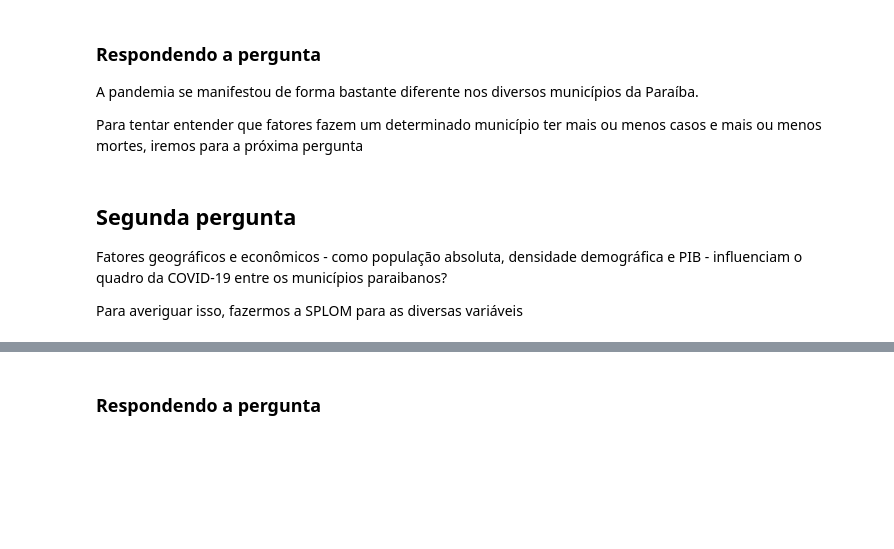
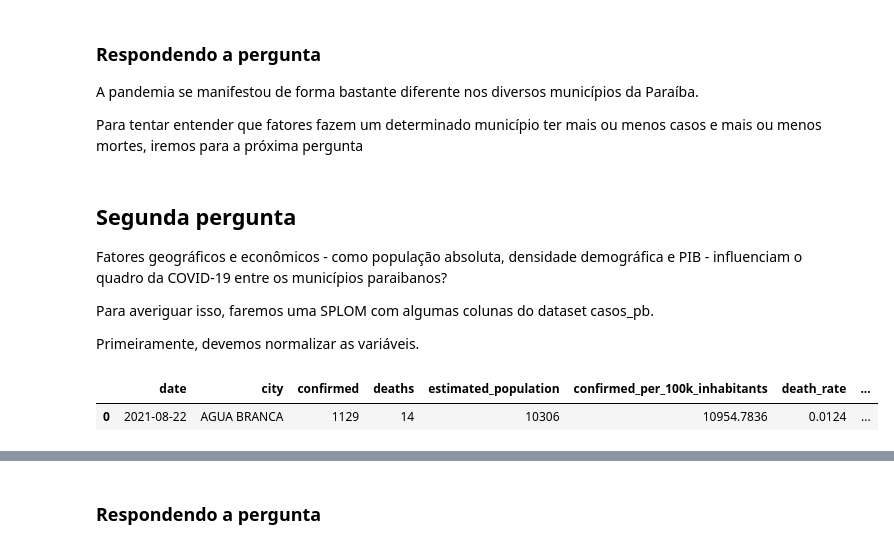
Before and after one commit to maxbarbosa/data-science-final-project, a Jupyter notebook: relatorio_final.ipynb, the cells around one changed output, grey strips where cells are left out. Saved outputs shown, nothing was run; the diff lists cells and outputs as text; code cells hidden in the pictures; blank space fills up the shorter version.

```diff
--- a/relatorio_final.ipynb
+++ b/relatorio_final.ipynb
@@ -495,4 +495,11 @@ Para tentar entender que fatores fazem um determinado município ter mais ou men
 
 Fatores geográficos e econômicos - como população absoluta, densidade demográfica e PIB - influenciam o quadro da COVID-19 entre os municípios paraibanos?
 
-Para averiguar isso, fazermos a SPLOM para as diversas variáveis
+Para averiguar isso, faremos uma SPLOM com algumas colunas do dataset casos_pb.
+
+Primeiramente, devemos normalizar as variáveis.
+# %%
+casos_pb_df.head(1)
+# %% [output]
+|  | date | city | confirmed | deaths | estimated_population | confirmed_per_100k_inhabitants | death_rate | ... |
+| 0 | 2021-08-22 | AGUA BRANCA | 1129 | 14 | 10306 | 10954.7836 | 0.0124 | ... |
```
Also changed, not shown: parts of 1 cell of this notebook.
